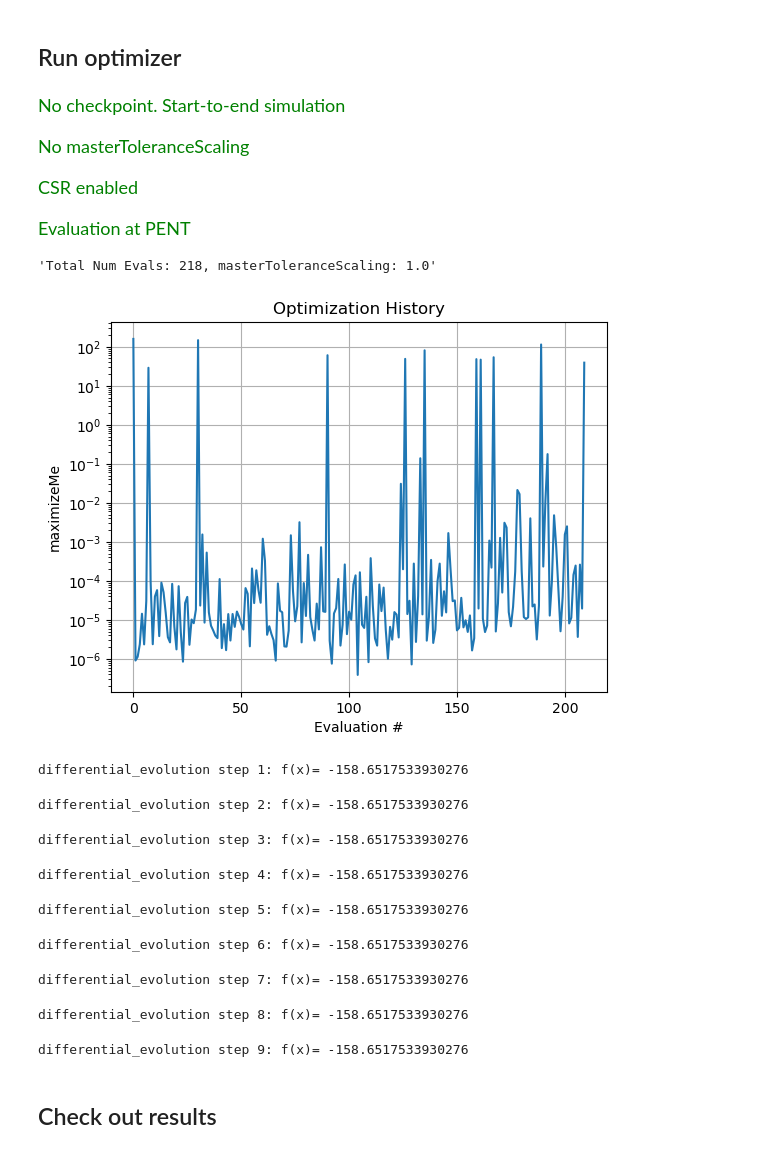
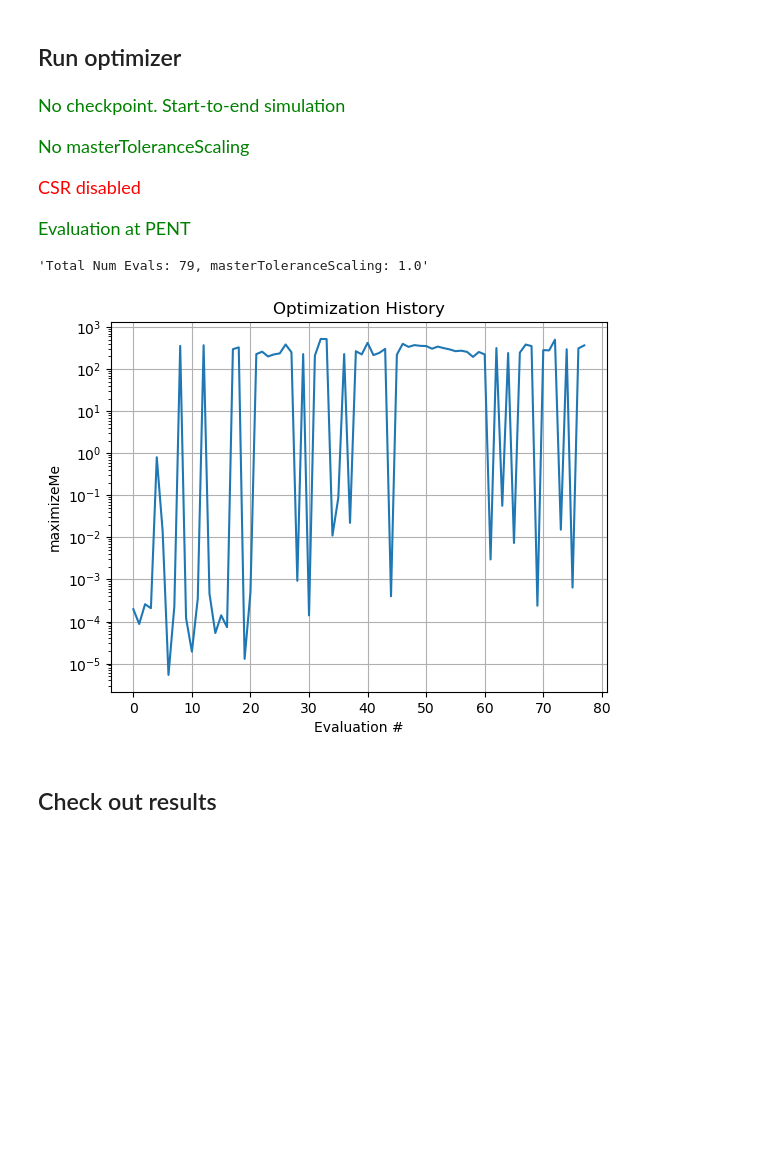
Before and after one commit to slaclab/FACET2-Bmad-PyTao, a Jupyter notebook: Generalized optimizer.ipynb, the cells around one changed output. Cells and saved outputs as stored; diff of their text form; code cells hidden in the pictures; blank space fills up the shorter version.

```diff
--- a/Generalized optimizer.ipynb
+++ b/Generalized optimizer.ipynb
@@ -5,7 +5,7 @@ importedDefaultSettings = loadConfig("setLattice_configs/2024-10-14_twoBunch.yml
 #importedDefaultSettings = loadConfig("setLattice_configs/2024-10-22_oneBunch.yml")
 #importedDefaultSettings = loadConfig("setLattice_configs/2024-10-22_oneBunch_BEGPDC.yml")
 # %%
-csrTF = True
+csrTF = False
 evalElement = "PENT"
 
 
@@ -267,19 +268,33 @@ def specificOptimizer(
             0
         )
 
-        savedData["errorTerm_transverseOffset"] = enableAlignmentTerms * enableTransverse * 1e3 * np.mean([
-                    (rampToZero(abs(savedData["PWitness_median_x"]), tolerableBeamOffset, scale = 1e-6) ** 2 if bunchCount == 2 else 0),
-                    (rampToZero(abs(savedData["PWitness_median_y"]), tolerableBeamOffset, scale = 1e-6) ** 2 if bunchCount == 2 else 0),
-                    rampToZero(abs(savedData["PDrive_median_x"]  ), tolerableBeamOffset, scale = 1e-6) ** 2,
-                    rampToZero(abs(savedData["PDrive_median_y"]  ), tolerableBeamOffset, scale = 1e-6) ** 2,
-        ])
+        if alignmentIsRelative:
 
-        savedData["errorTerm_angleOffset"] = enableAlignmentTerms * enableTransverse * 1e3 * np.mean([
-                    (rampToZero(abs(savedData["PWitness_median_xp"]), tolerableAngleOffset, scale = 100e-6) ** 2 if bunchCount == 2 else 0),
-                    (rampToZero(abs(savedData["PWitness_median_yp"]), tolerableAngleOffset, scale = 100e-6) ** 2 if bunchCount == 2 else 0),
-                    rampToZero(abs(savedData["PDrive_median_xp"]  ), tolerableAngleOffset, scale = 100e-6) ** 2,
-                    rampToZero(abs(savedData["PDrive_median_yp"]  ), tolerableAngleOffset, scale = 100e-6) ** 2,
-        ])
+            savedData["errorTerm_transverseOffset"] = enableAlignmentTerms * enableTransverse * 1e3 * np.mean([
+                        rampToZero(abs(savedData["PDrive_median_x"]  - savedData["PWitness_median_x"] ), tolerableBeamOffset, scale = 1e-6) ** 2,
+                        rampToZero(abs(savedData["PDrive_median_y"]  - savedData["PWitness_median_y"] ), tolerableBeamOffset, scale = 1e-6) ** 2,
+            ])
+
+            savedData["errorTerm_angleOffset"] = enableAlignmentTerms * enableTransverse * 1e3 * np.mean([
+                        rampToZero(abs(savedData["PDrive_median_xp"]  - savedData["PWitness_median_xp"] ), tolerableAngleOffset, scale = 100e-6) ** 2,
+                        rampToZero(abs(savedData["PDrive_median_yp"]  - savedData["PWitness_median_yp"] ), tolerableAngleOffset, scale = 100e-6) ** 2,
+            ])
+
+        else:
+
+            savedData["errorTerm_transverseOffset"] = enableAlignmentTerms * enableTransverse * 1e3 * np.mean([
+                        (rampToZero(abs(savedData["PWitness_median_x"]), tolerableBeamOffset, scale = 1e-6) ** 2 if bunchCount == 2 else 0),
+                        (rampToZero(abs(savedData["PWitness_median_y"]), tolerableBeamOffset, scale = 1e-6) ** 2 if bunchCount == 2 else 0),
+                        rampToZero(abs(savedData["PDrive_median_x"]  ), tolerableBeamOffset, scale = 1e-6) ** 2,
+                        rampToZero(abs(savedData["PDrive_median_y"]  ), tolerableBeamOffset, scale = 1e-6) ** 2,
+            ])
+
+            savedData["errorTerm_angleOffset"] = enableAlignmentTerms * enableTransverse * 1e3 * np.mean([
+                        (rampToZero(abs(savedData["PWitness_median_xp"]), tolerableAngleOffset, scale = 100e-6) ** 2 if bunchCount == 2 else 0),
+                        (rampToZero(abs(savedData["PWitness_median_yp"]), tolerableAngleOffset, scale = 100e-6) ** 2 if bunchCount == 2 else 0),
+                        rampToZero(abs(savedData["PDrive_median_xp"]  ), tolerableAngleOffset, scale = 100e-6) ** 2,
+                        rampToZero(abs(savedData["PDrive_median_yp"]  ), tolerableAngleOffset, scale = 100e-6) ** 2,
+            ])
 
 
         #2024-11-25-15-58-15: A desperate, ad hoc move... Trying to prevent optimizer from "rolling up" phase space at PENT
@@ -527,13 +542,13 @@ if abs(PInit.charge - 1.6e-9) > 0.05e-9:
 # %% [output]
 No checkpoint. Start-to-end simulation
 No masterToleranceScaling
-CSR enabled
+CSR disabled
 Evaluation at PENT
 # %%
 from scipy.optimize import minimize
 
-optimizationType = "differentialEvolution" #Classic, standard for exploration
-#optimizationType = "nelderMead"            #Classic, standard for refinement
+#optimizationType = "differentialEvolution" #Classic, standard for exploration
+optimizationType = "nelderMead"            #Classic, standard for refinement
 #optimizationType = "L-BFGS-B"              #This never seems to work; I think the problem is too noisy to get a reasonable Hessian
 #optimizationType = "powell"                #This rarely seems to help; I think the orthogonal approach is not appropriate for this problem
 #optimizationType = "COBYQA"                #Seems promising. Not timid about making big, coordinated moves. I like it more for refinement though. Seems (much) more likely than nelderMead to give up too early though...
@@ -641,44 +656,35 @@ match optimizationType:
 
         #Initial point(s) to check
         optimizer.probe(
             params={key: importedDefaultSettings[key] for key in pbounds.keys()},
             lazy=True,
         )
 
         #Refer to https://bayesian-optimization.github.io/BayesianOptimization/exploitation_vs_exploration.html
         #and https://github.com/bayesian-optimization/BayesianOptimization/blob/master/bayes_opt/bayesian_optimization.py
         boInitialKappa = 10 + 0*10.
         boFinalKappa = 1e-6 + 0*0.1
         boNumIter = 2000
         boKappaDecay = (boFinalKappa / boInitialKappa)**(1/boNumIter)
 
         acquisition_function = bayes_opt.util.UtilityFunction(
                                            kind='ucb',
                                            kappa=boInitialKappa,         #Default 2.576
                                            xi=0.0,              #Default 0
                                            kappa_decay=boKappaDecay,       #Default 0
                                            kappa_decay_delay=0  #Default 0
                                         )
 
         optimizer.maximize(
             init_points=200, #Initial, random points. Unwise to omit. "Often, 2*dim to 5*dim random points are recommended before switching to model-driven exploration."
             n_iter=boNumIter,
             acquisition_function=acquisition_function
         )
 
 print(problem.history)
 # %% [output]
-'Total Num Evals: 218, masterToleranceScaling: 1.0'
+'Total Num Evals: 79, masterToleranceScaling: 1.0'
-[figure, old version]
+[figure, new version]
-differential_evolution step 1: f(x)= -158.6517533930276
-differential_evolution step 2: f(x)= -158.6517533930276
-differential_evolution step 3: f(x)= -158.6517533930276
-differential_evolution step 4: f(x)= -158.6517533930276
-differential_evolution step 5: f(x)= -158.6517533930276
-differential_evolution step 6: f(x)= -158.6517533930276
-differential_evolution step 7: f(x)= -158.6517533930276
-differential_evolution step 8: f(x)= -158.6517533930276
-differential_evolution step 9: f(x)= -158.6517533930276
 # %% [markdown]
 ## Check out results
 # %%
```
Also changed, not shown: parts of 2 cells of this notebook, 8 other files.
